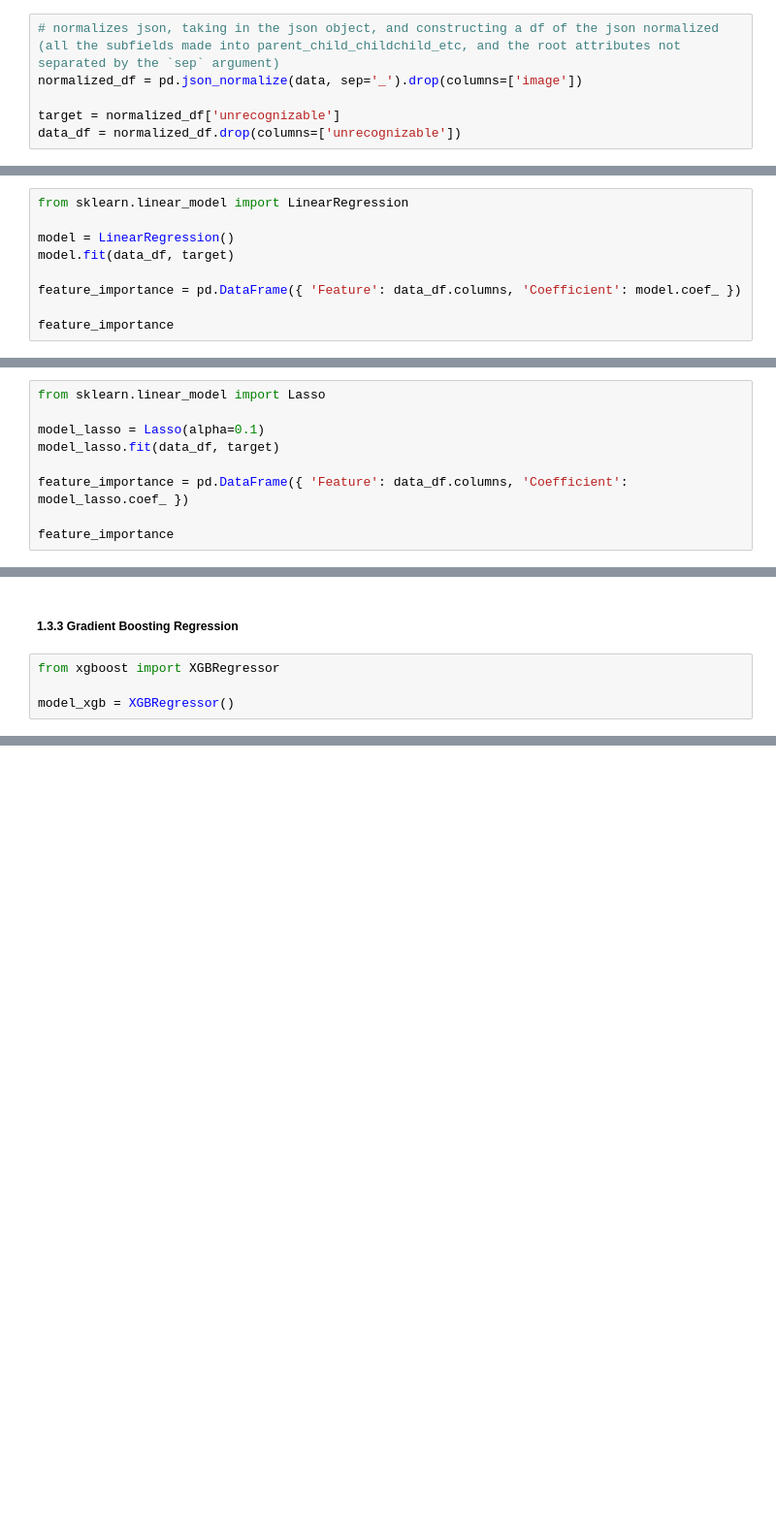
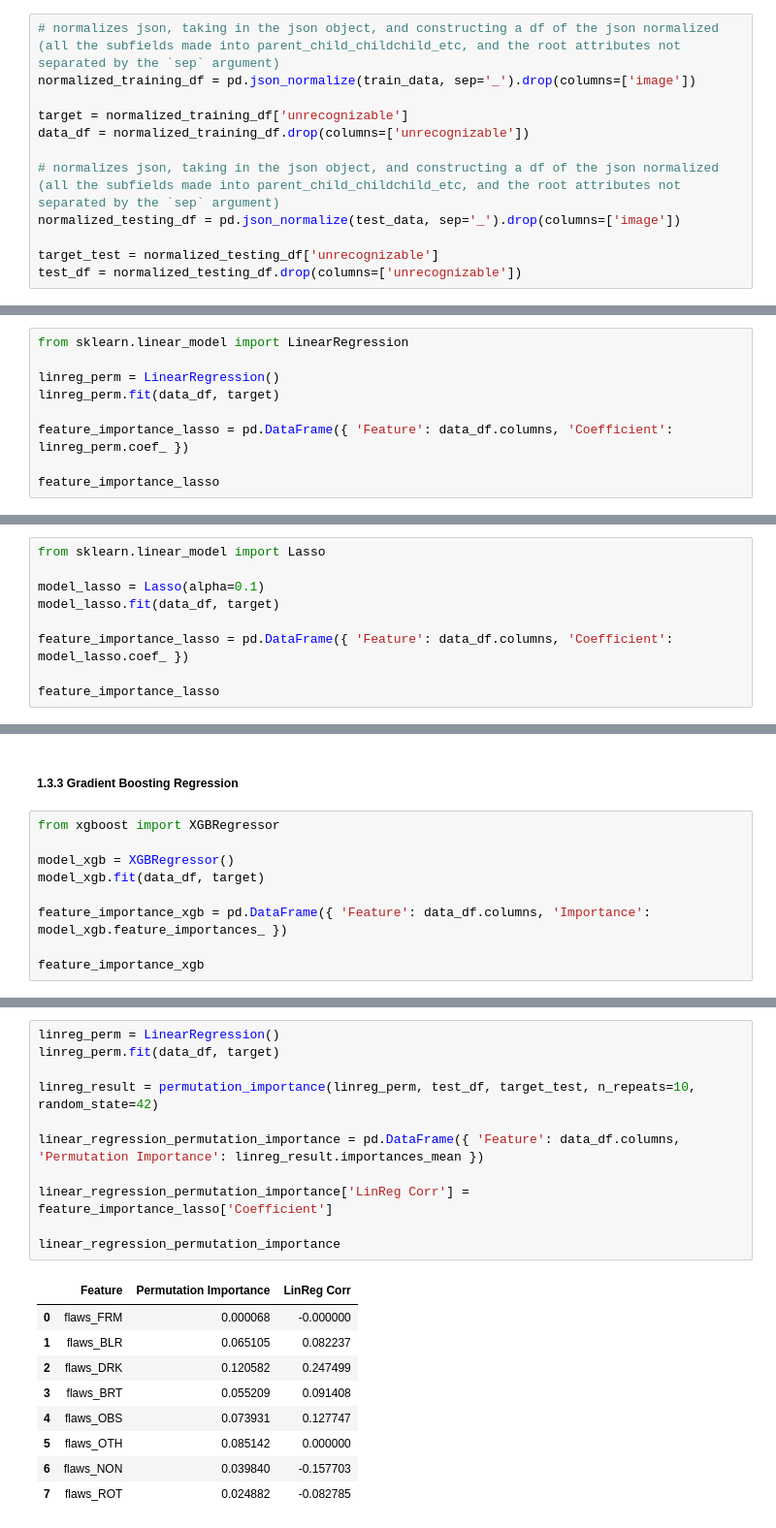
Before and after one commit to cthacker-udel/VizWizAnnotations, a Jupyter notebook: image_quality_issues.ipynb, the cells around one changed output, grey strips where cells are left out. Shown at 97% size. Drawn from its saved outputs; the diff is of its cells as text; blank space fills up the shorter version.

Commit message:
feat: added permutation importance observations

```diff
--- a/image_quality_issues.ipynb
+++ b/image_quality_issues.ipynb
@@ -60,10 +64,16 @@ print(data[0])
 ### 0. Dataset Creation
 # %%
 # normalizes json, taking in the json object, and constructing a df of the json normalized (all the subfields made into parent_child_childchild_etc, and the root attributes not separated by the `sep` argument)
-normalized_df = pd.json_normalize(data, sep='_').drop(columns=['image'])
+normalized_training_df = pd.json_normalize(train_data, sep='_').drop(columns=['image'])
 
-target = normalized_df['unrecognizable']
-data_df = normalized_df.drop(columns=['unrecognizable'])
+target = normalized_training_df['unrecognizable']
+data_df = normalized_training_df.drop(columns=['unrecognizable'])
+
+# normalizes json, taking in the json object, and constructing a df of the json normalized (all the subfields made into parent_child_childchild_etc, and the root attributes not separated by the `sep` argument)
+normalized_testing_df = pd.json_normalize(test_data, sep='_').drop(columns=['image'])
+
+target_test = normalized_testing_df['unrecognizable']
+test_df = normalized_testing_df.drop(columns=['unrecognizable'])
 # %% [markdown]
 ### 1. Feature Selection
 # %% [markdown]
@@ -102,12 +112,12 @@ We can easily test the feature importance by plugging the data into a LinearRegr
 # %%
 from sklearn.linear_model import LinearRegression
 
-model = LinearRegression()
-model.fit(data_df, target)
+linreg_perm = LinearRegression()
+linreg_perm.fit(data_df, target)
 
-feature_importance = pd.DataFrame({ 'Feature': data_df.columns, 'Coefficient': model.coef_ })
+feature_importance_lasso = pd.DataFrame({ 'Feature': data_df.columns, 'Coefficient': linreg_perm.coef_ })
 
-feature_importance
+feature_importance_lasso
 # %% [output]
 |  | Feature | Coefficient |
 | 0 | flaws_FRM | 0.004903 |
@@ -163,9 +173,9 @@ from sklearn.linear_model import Lasso
 model_lasso = Lasso(alpha=0.1)
 model_lasso.fit(data_df, target)
 
-feature_importance = pd.DataFrame({ 'Feature': data_df.columns, 'Coefficient': model_lasso.coef_ })
+feature_importance_lasso = pd.DataFrame({ 'Feature': data_df.columns, 'Coefficient': model_lasso.coef_ })
 
-feature_importance
+feature_importance_lasso
 # %% [output]
 |  | Feature | Coefficient |
 | 0 | flaws_FRM | -0.000000 |
@@ -190,3 +200,8 @@ These results match the correlation matrix originally generated in [this section
 from xgboost import XGBRegressor
 
 model_xgb = XGBRegressor()
+model_xgb.fit(data_df, target)
+
+feature_importance_xgb = pd.DataFrame({ 'Feature': data_df.columns, 'Importance': model_xgb.feature_importances_ })
+
+feature_importance_xgb
@@ -192,0 +232,21 @@ model_xgb = XGBRegressor()
+# %%
+linreg_perm = LinearRegression()
+linreg_perm.fit(data_df, target)
+
+linreg_result = permutation_importance(linreg_perm, test_df, target_test, n_repeats=10, random_state=42)
+
+linear_regression_permutation_importance = pd.DataFrame({ 'Feature': data_df.columns, 'Permutation Importance': linreg_result.importances_mean })
+
+linear_regression_permutation_importance['LinReg Corr'] = feature_importance_lasso['Coefficient']
+
+linear_regression_permutation_importance
+# %% [output]
+|  | Feature | Permutation Importance | LinReg Corr |
+| 0 | flaws_FRM | 0.000068 | -0.000000 |
+| 1 | flaws_BLR | 0.065105 | 0.082237 |
+| 2 | flaws_DRK | 0.120582 | 0.247499 |
+| 3 | flaws_BRT | 0.055209 | 0.091408 |
+| 4 | flaws_OBS | 0.073931 | 0.127747 |
+| 5 | flaws_OTH | 0.085142 | 0.000000 |
+| 6 | flaws_NON | 0.039840 | -0.157703 |
+| 7 | flaws_ROT | 0.024882 | -0.082785 |
```
Also changed, not shown: parts of 19 cells of this notebook.
